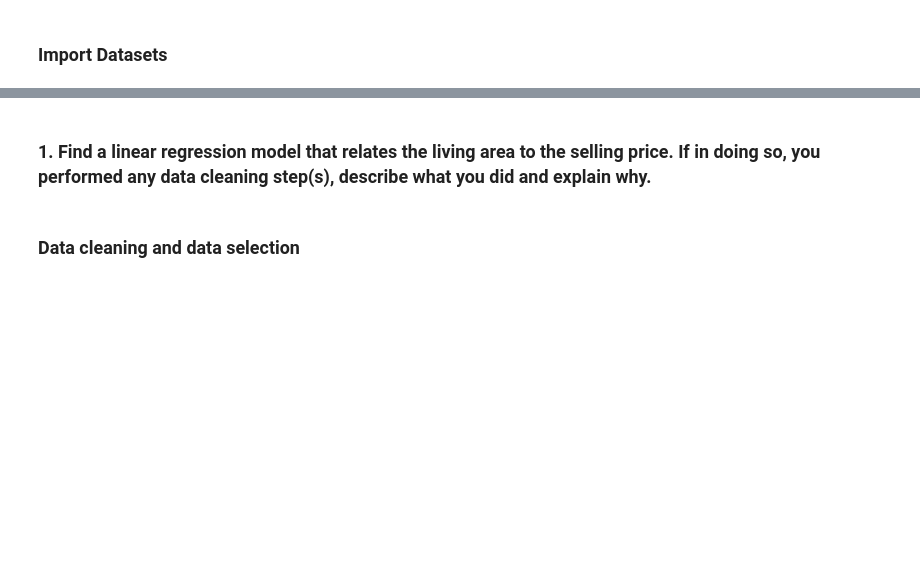
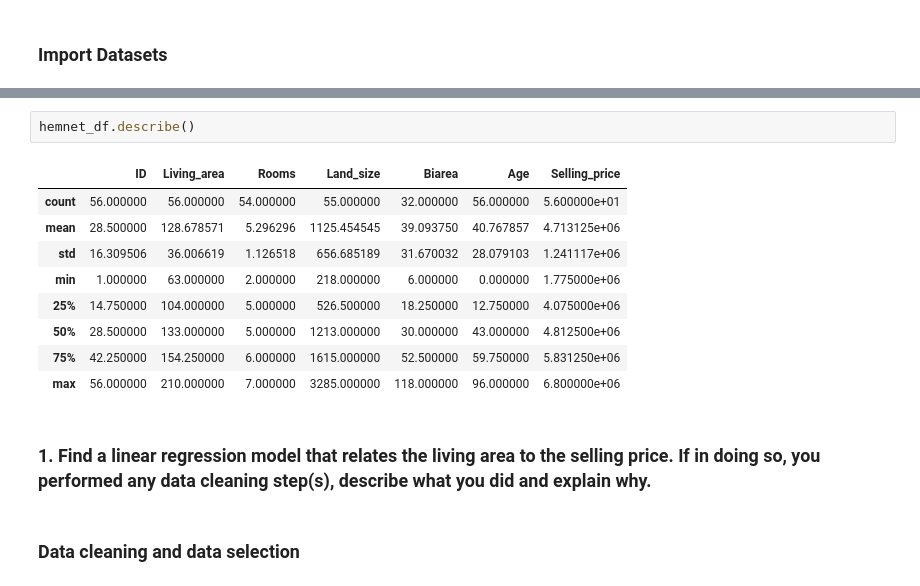
Before and after one commit to lucamodica/introduction-to-data-science-and-ai--chalmers, a Jupyter notebook: assignments/2-regression-and-classification/DAT565-assignment-2.ipynb, the cells around one changed output, grey strips where cells are left out. Drawn from its saved outputs; the diff is of its cells as text; blank space fills up the shorter version.

```diff
--- a/assignments/2-regression-and-classification/DAT565-assignment-2.ipynb
+++ b/assignments/2-regression-and-classification/DAT565-assignment-2.ipynb
@@ -45,3 +53,15 @@ hemnet_df.head()
+# %%
+hemnet_df.describe()
+# %% [output]
+|  | ID | Living_area | Rooms | Land_size | Biarea | Age | Selling_price |
+| count | 56.000000 | 56.000000 | 54.000000 | 55.000000 | 32.000000 | 56.000000 | 5.600000e+01 |
+| mean | 28.500000 | 128.678571 | 5.296296 | 1125.454545 | 39.093750 | 40.767857 | 4.713125e+06 |
+| std | 16.309506 | 36.006619 | 1.126518 | 656.685189 | 31.670032 | 28.079103 | 1.241117e+06 |
+| min | 1.000000 | 63.000000 | 2.000000 | 218.000000 | 6.000000 | 0.000000 | 1.775000e+06 |
+| 25% | 14.750000 | 104.000000 | 5.000000 | 526.500000 | 18.250000 | 12.750000 | 4.075000e+06 |
+| 50% | 28.500000 | 133.000000 | 5.000000 | 1213.000000 | 30.000000 | 43.000000 | 4.812500e+06 |
+| 75% | 42.250000 | 154.250000 | 6.000000 | 1615.000000 | 52.500000 | 59.750000 | 5.831250e+06 |
+| max | 56.000000 | 210.000000 | 7.000000 | 3285.000000 | 118.000000 | 96.000000 | 6.800000e+06 |
 # %% [markdown]
 ### 1. Find a linear regression model that relates the living area to the selling price. If in doing so, you performed any data cleaning step(s), describe what you did and explain why.
 # %% [markdown]
```
Also changed, not shown: parts of 89 cells of this notebook, 2 other files.
